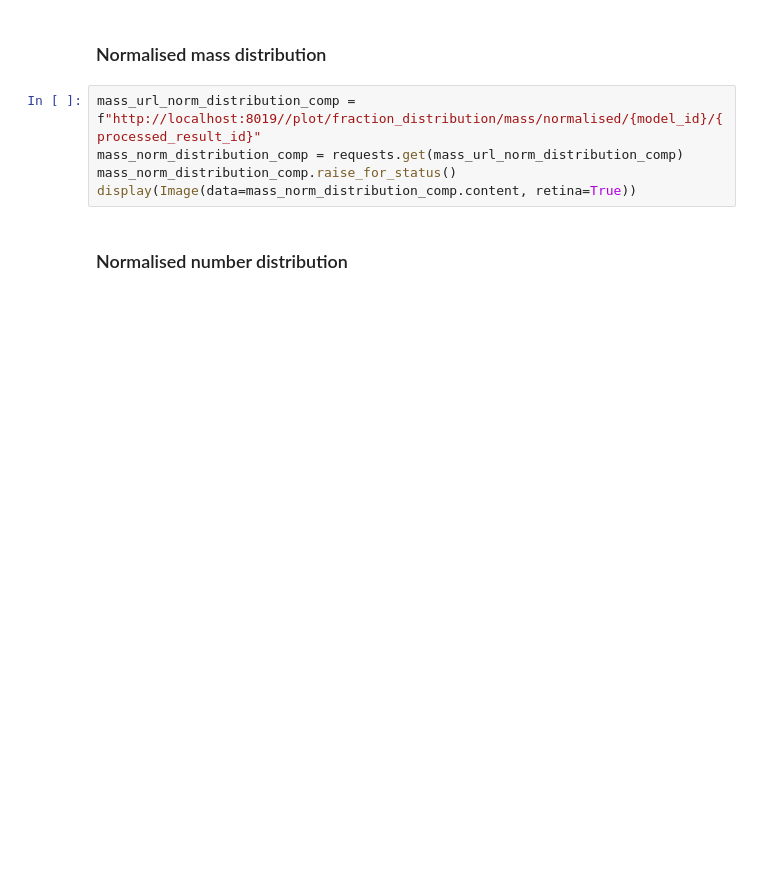
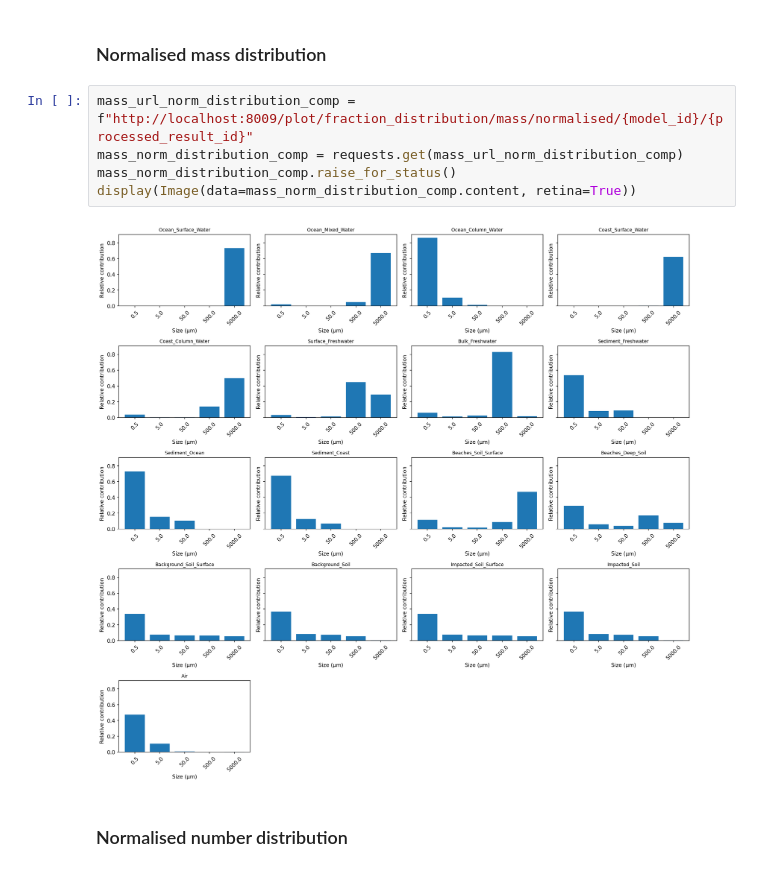
Before and after one commit to Qianhui-Lin/utopia_package, a Jupyter notebook: docs/microservice_orchestrator_restored.ipynb, the cells around one changed output. Drawn from its saved outputs; the diff is of its cells as text; blank space fills up the shorter version.

```diff
--- a/docs/microservice_orchestrator_restored.ipynb
+++ b/docs/microservice_orchestrator_restored.ipynb
@@ -490,10 +497,12 @@ display(Image(data=number_distribution_comp.content, retina=True))
 # %% [markdown]
 ### Normalised mass distribution
 # %%
-mass_url_norm_distribution_comp = f"http://localhost:8019//plot/fraction_distribution/mass/normalised/{model_id}/{processed_result_id}"
+mass_url_norm_distribution_comp = f"http://localhost:8009/plot/fraction_distribution/mass/normalised/{model_id}/{processed_result_id}"
 mass_norm_distribution_comp = requests.get(mass_url_norm_distribution_comp)
 mass_norm_distribution_comp.raise_for_status()
 display(Image(data=mass_norm_distribution_comp.content, retina=True))
+# %% [output]
+[figure, added]
 # %% [markdown]
 ### Normalised number distribution
 # %%
```
Also changed, not shown: parts of 27 cells of this notebook.
